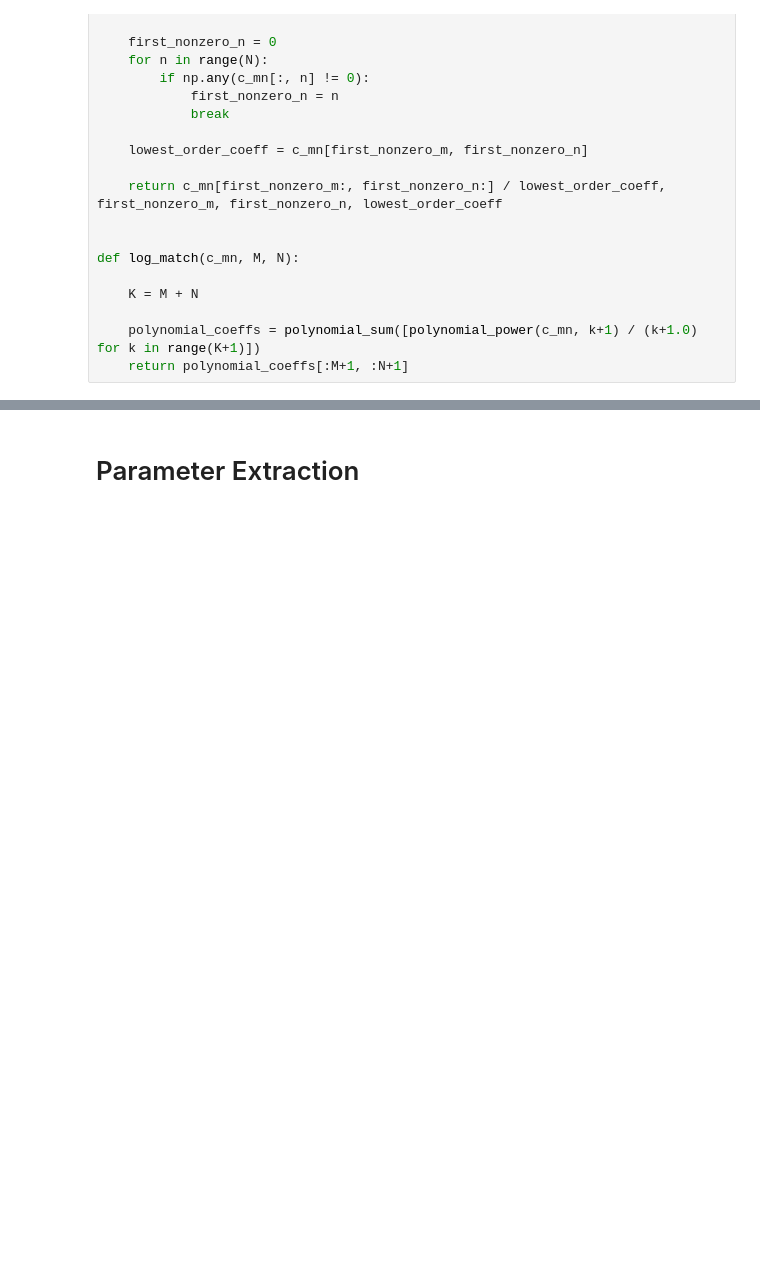
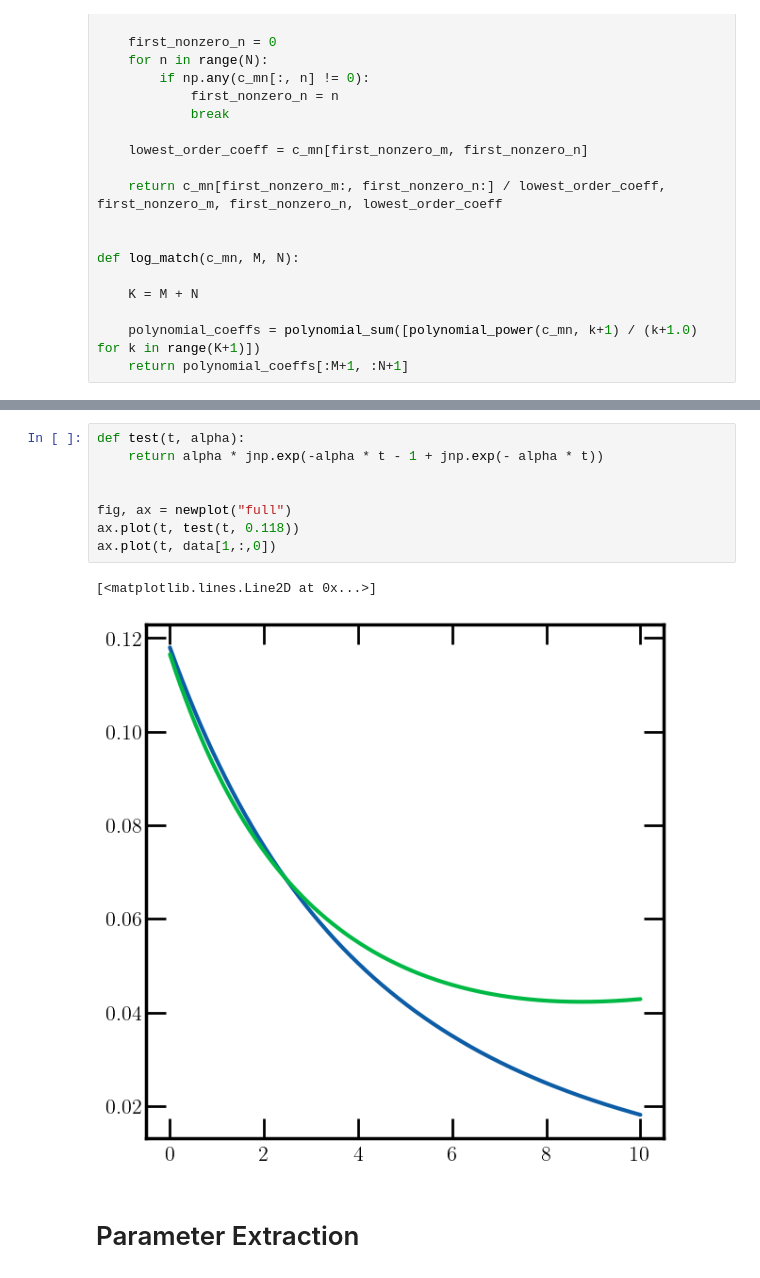
Before and after one commit to rikab/RDF, a Jupyter notebook: jax/exponential.ipynb, the cells around one changed output, grey strips where cells are left out. Saved outputs shown, nothing was run; the diff lists cells and outputs as text; blank space fills up the shorter version.

```diff
--- a/jax/exponential.ipynb
+++ b/jax/exponential.ipynb
@@ -335,3 +501,14 @@ ax[1].set_ylim(1/1.1, 1.1)
+# %%
+def test(t, alpha):
+    return alpha * jnp.exp(-alpha * t - 1 + jnp.exp(- alpha * t))
+
+
+fig, ax = newplot("full")
+ax.plot(t, test(t, 0.118))
+ax.plot(t, data[1,:,0])
+# %% [output]
+[<matplotlib.lines.Line2D at 0x...>]
+[figure, added]
 # %% [markdown]
 # Parameter Extraction
 # %%
```
Also changed, not shown: parts of 6 cells of this notebook, 4 other files.
